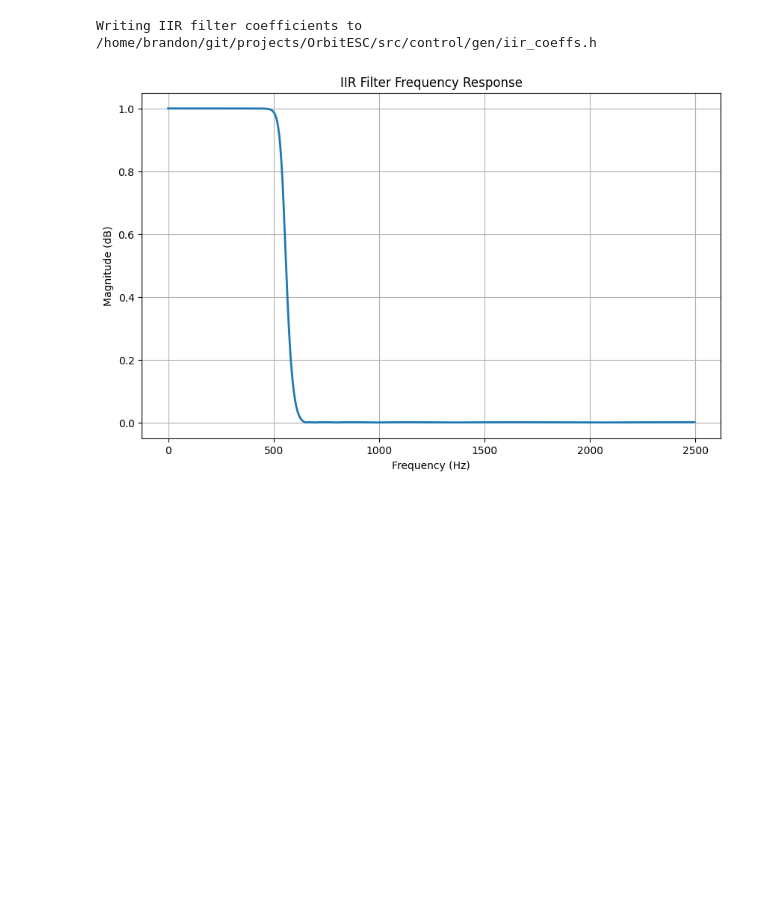
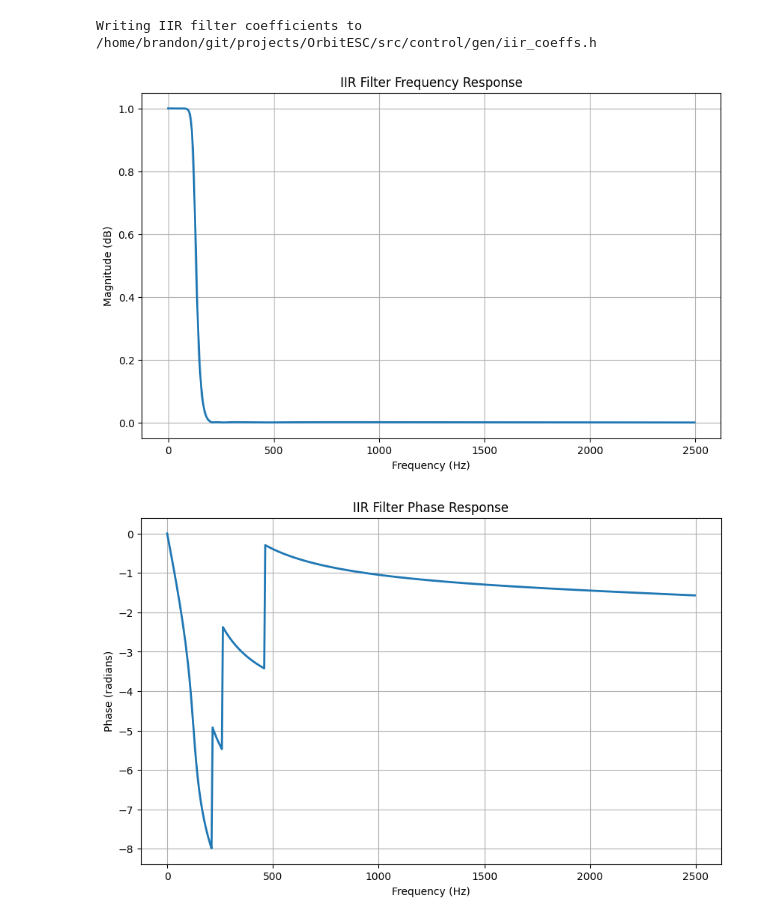
Before and after one commit to brandonbraun653/OrbitESC, a Jupyter notebook: model/IIRDesign.ipynb, the cells around one changed output. Saved outputs shown, nothing was run; the diff lists cells and outputs as text; code cells hidden in the pictures; blank space fills up the shorter version.

```diff
--- a/model/IIRDesign.ipynb
+++ b/model/IIRDesign.ipynb
@@ -1,6 +1,6 @@
 # %%
 import os
-from numpy import pi, absolute
+from numpy import pi, absolute, unwrap, angle
 from scipy import signal
 from pylab import figure, plot, xlabel, ylabel, title, grid
 from sk_dsp_comm import coeff2header
@@ -9,35 +9,36 @@ from pathlib import Path
 # Define the filter specifications
 sample_freq = 5000  # Sampling frequency in Hz
 nyq_rate = sample_freq / 2.0  # Nyquist rate
-pass_freq = 500   # Pass band frequency
+pass_freq = 100   # Pass band frequency
 transition_freq = 150  # Transition band frequency
 stop_freq = pass_freq + transition_freq     # Stop band frequency
 passband_ripple = 0.1  # Passband ripple in dB
 stopband_atten = 60    # Stopband attenuation in dB
 
 # Design the IIR filter
 # https://docs.scipy.org/doc/scipy/reference/generated/scipy.signal.iirdesign.html
 system = signal.iirdesign(wp=pass_freq, ws=stop_freq, gpass=passband_ripple, gstop=stopband_atten,
                           analog=False, ftype='cheby2', output='sos', fs=sample_freq)
 
 # Extract the filter coefficients
 # https://dsp.stackexchange.com/questions/79021/iir-design-scipy-cmsis-dsp-coefficient-format
 # https://ece.uccs.edu/~mwickert/ece5655/lecture_notes/ARM/IIR_Lab5.pdf
 # https://scikit-dsp-comm.readthedocs.io/en/docs/coeff2header.html
 output_file = Path(os.getcwd()).resolve().parent / "src/control/gen/iir_coeffs.h"
 print(f"Writing IIR filter coefficients to {output_file.as_posix()}")
 coeff2header.iir_sos_header(output_file.as_posix(), system)
 
 # Compute the frequency response
 w, h = signal.sosfreqz(system)
 
 # Plot the frequency response
 figure(figsize=(10, 6))
 plot((w/pi)*nyq_rate, absolute(h), linewidth=2)
 xlabel('Frequency (Hz)')
 ylabel('Magnitude (dB)')
 title('IIR Filter Frequency Response')
 grid(True)
 # %% [output]
 Writing IIR filter coefficients to /home/brandon/git/projects/OrbitESC/src/control/gen/iir_coeffs.h
-[figure, old version]
+[figure, new version]
+[figure, added]
```
Also changed, not shown: 5 other files.
